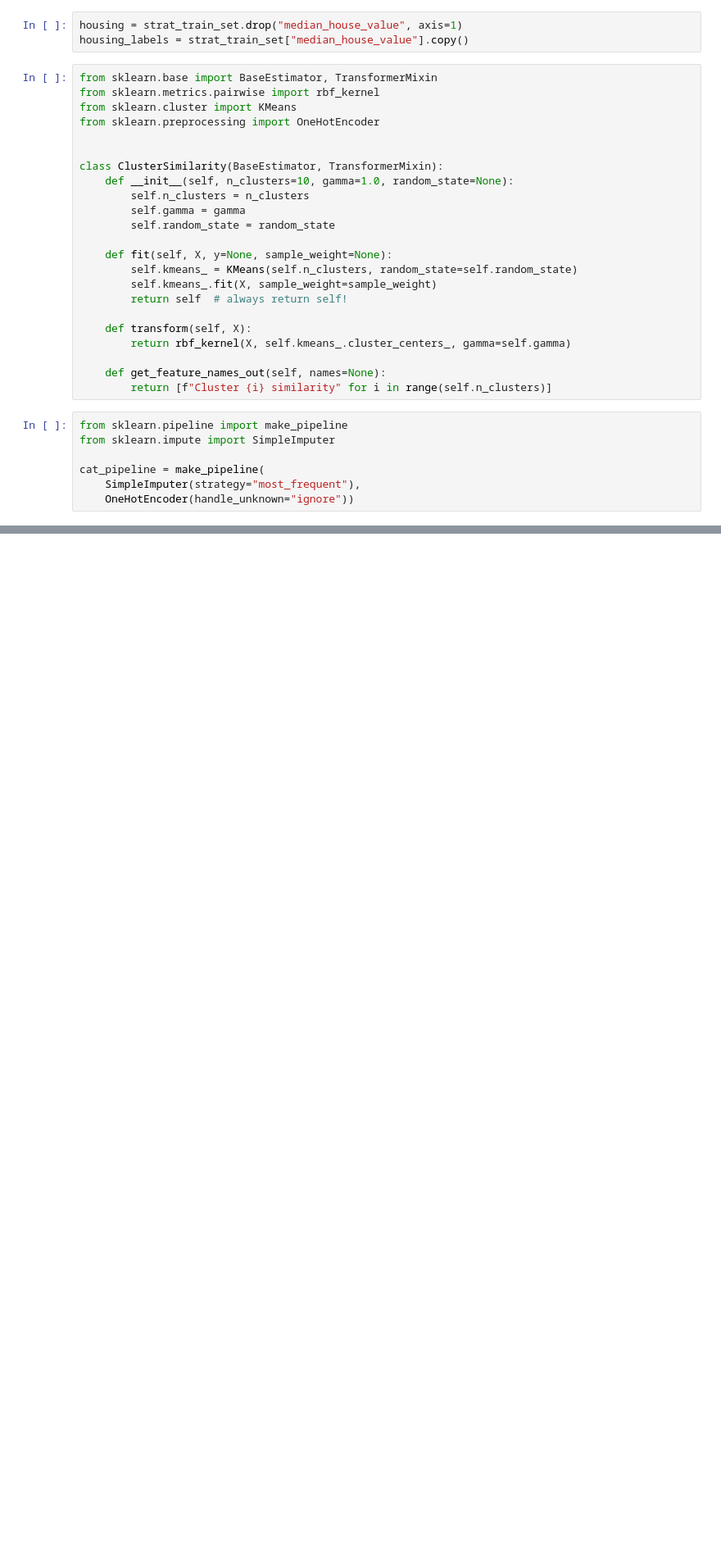
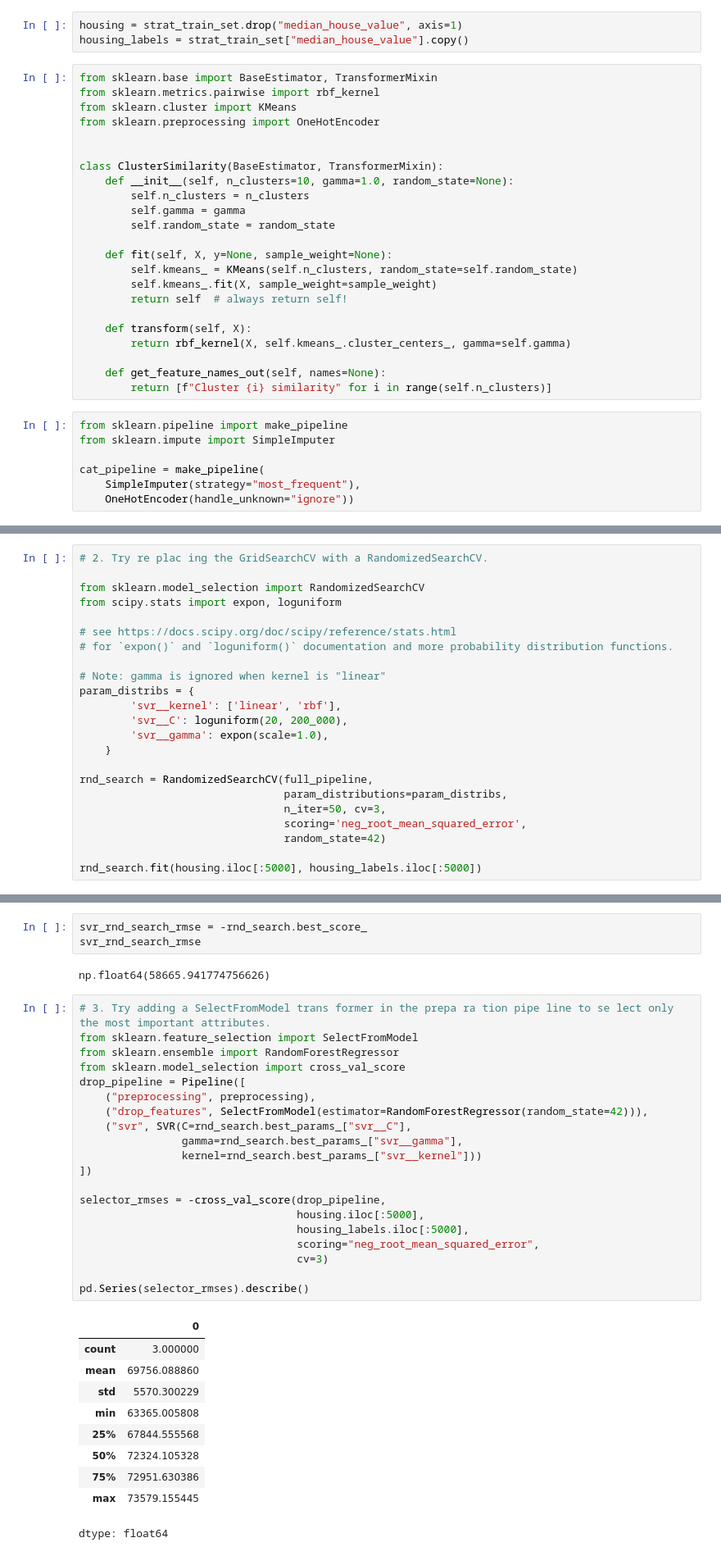
Before and after one commit to memberberry/handson-ml-handbook-ageron, a Jupyter notebook: chapter_2.ipynb, the cells around one changed output, grey strips where cells are left out. Shown at 82% size. Cells and saved outputs as stored; diff of their text form; blank space fills up the shorter version.

```diff
--- a/chapter_2.ipynb
+++ b/chapter_2.ipynb
@@ -149,0 +174,23 @@ ValueError: Invalid parameter 'C' for estimator Pipeline(steps=[('preprocessing'
+# %%
+# 2. Try re plac ing the GridSearchCV with a RandomizedSearchCV.
+
+from sklearn.model_selection import RandomizedSearchCV
+from scipy.stats import expon, loguniform
+
+# see https://docs.scipy.org/doc/scipy/reference/stats.html
+# for `expon()` and `loguniform()` documentation and more probability distribution functions.
+
+# Note: gamma is ignored when kernel is "linear"
+param_distribs = {
+        'svr__kernel': ['linear', 'rbf'],
+        'svr__C': loguniform(20, 200_000),
+        'svr__gamma': expon(scale=1.0),
+    }
+
+rnd_search = RandomizedSearchCV(full_pipeline,
+                                param_distributions=param_distribs,
+                                n_iter=50, cv=3,
+                                scoring='neg_root_mean_squared_error',
+                                random_state=42)
+
+rnd_search.fit(housing.iloc[:5000], housing_labels.iloc[:5000])
@@ -149,0 +216,36 @@ ValueError: Invalid parameter 'C' for estimator Pipeline(steps=[('preprocessing'
+# %%
+svr_rnd_search_rmse = -rnd_search.best_score_
+svr_rnd_search_rmse
+# %% [output]
+np.float64(58665.941774756626)
+# %%
+# 3. Try adding a SelectFromModel trans former in the prepa ra tion pipe line to se lect only the most important attributes.
+from sklearn.feature_selection import SelectFromModel
+from sklearn.ensemble import RandomForestRegressor
+from sklearn.model_selection import cross_val_score
+drop_pipeline = Pipeline([
+    ("preprocessing", preprocessing),
+    ("drop_features", SelectFromModel(estimator=RandomForestRegressor(random_state=42))),
+    ("svr", SVR(C=rnd_search.best_params_["svr__C"],
+                gamma=rnd_search.best_params_["svr__gamma"],
+                kernel=rnd_search.best_params_["svr__kernel"]))
+])
+
+selector_rmses = -cross_val_score(drop_pipeline,
+                                  housing.iloc[:5000],
+                                  housing_labels.iloc[:5000],
+                                  scoring="neg_root_mean_squared_error",
+                                  cv=3)
+
+pd.Series(selector_rmses).describe()
+# %% [output]
+|  | 0 |
+| count | 3.000000 |
+| mean | 69756.088860 |
+| std | 5570.300229 |
+| min | 63365.005808 |
+| 25% | 67844.555568 |
+| 50% | 72324.105328 |
+| 75% | 72951.630386 |
+| max | 73579.155445 |
+dtype: float64
```
Also changed, not shown: parts of 12 cells of this notebook.
